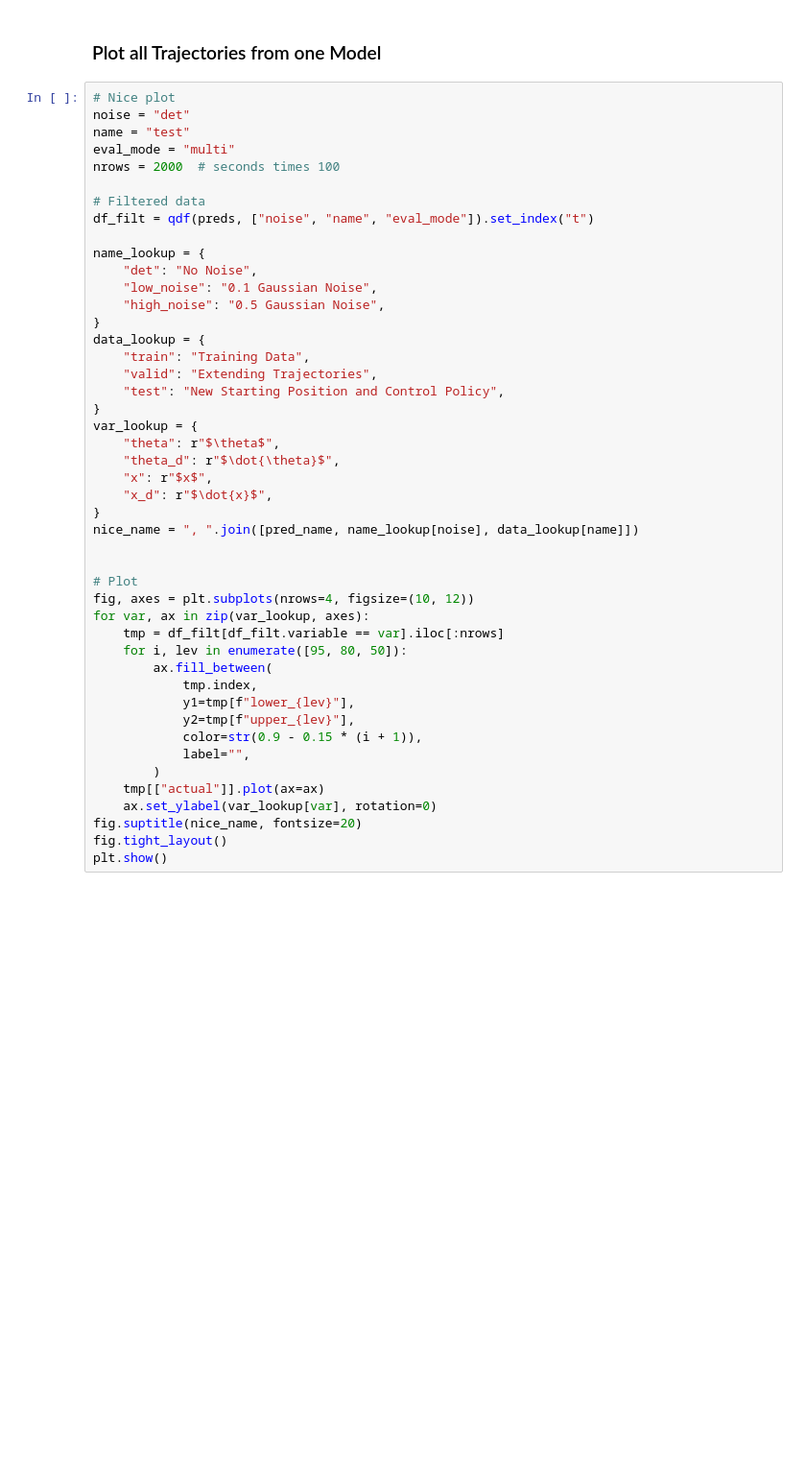
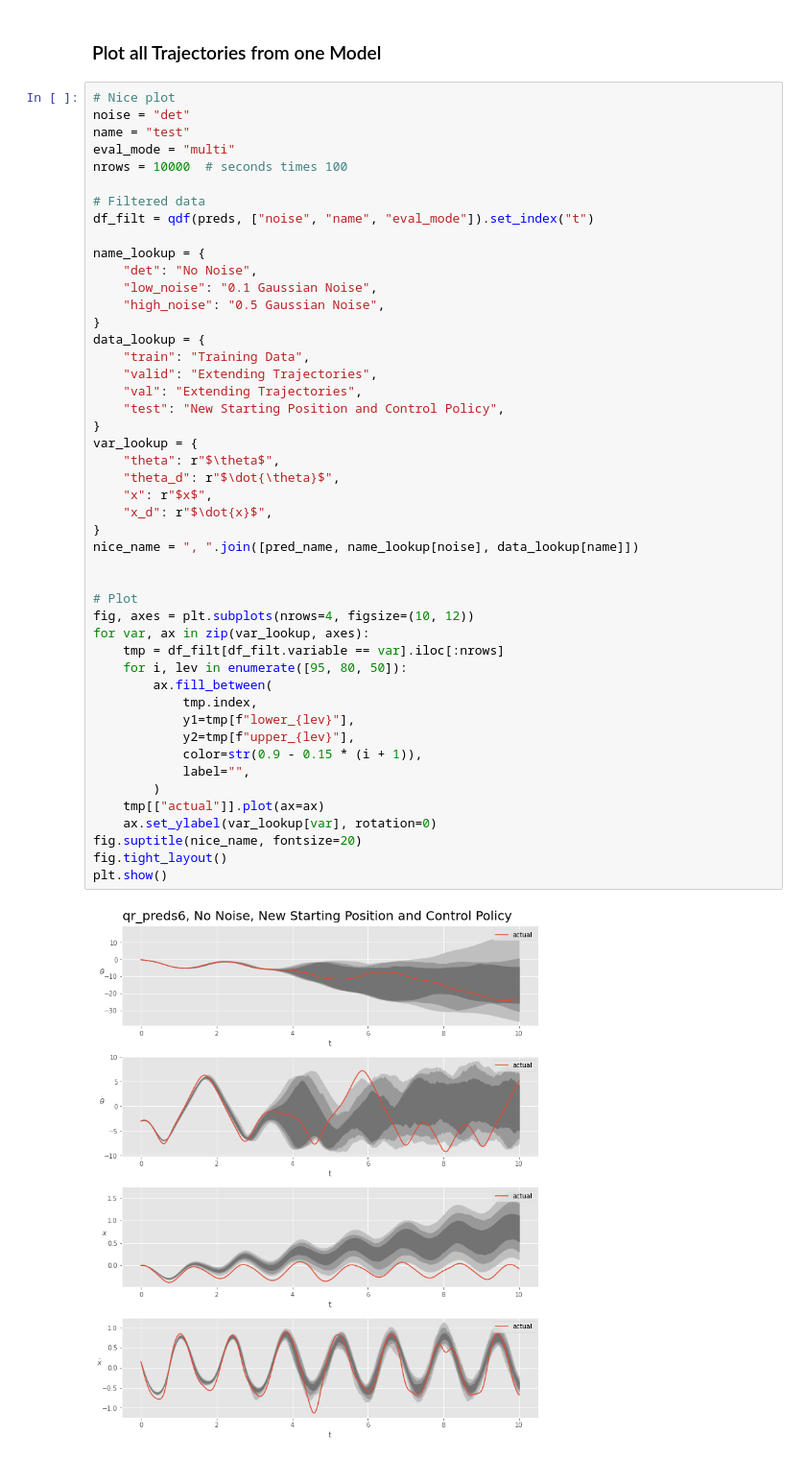
Before and after one commit to coordinated-systems-lab/UncQuanNASA, a Jupyter notebook: Results/evaluation/prediction_comparison.ipynb, the cells around one changed output. Shown at 96% size. Saved outputs shown, nothing was run; the diff lists cells and outputs as text; blank space fills up the shorter version.

```diff
--- a/Results/evaluation/prediction_comparison.ipynb
+++ b/Results/evaluation/prediction_comparison.ipynb
@@ -155,7 +162,7 @@ plt.show()
 noise = "det"
 name = "test"
 eval_mode = "multi"
-nrows = 2000  # seconds times 100
+nrows = 10000  # seconds times 100
 
 # Filtered data
 df_filt = qdf(preds, ["noise", "name", "eval_mode"]).set_index("t")
@@ -168,31 +175,34 @@ name_lookup = {
 data_lookup = {
     "train": "Training Data",
     "valid": "Extending Trajectories",
+    "val": "Extending Trajectories",
     "test": "New Starting Position and Control Policy",
 }
 var_lookup = {
     "theta": r"$\theta$",
     "theta_d": r"$\dot{\theta}$",
     "x": r"$x$",
     "x_d": r"$\dot{x}$",
 }
 nice_name = ", ".join([pred_name, name_lookup[noise], data_lookup[name]])
 
 
 # Plot
 fig, axes = plt.subplots(nrows=4, figsize=(10, 12))
 for var, ax in zip(var_lookup, axes):
     tmp = df_filt[df_filt.variable == var].iloc[:nrows]
     for i, lev in enumerate([95, 80, 50]):
         ax.fill_between(
             tmp.index,
             y1=tmp[f"lower_{lev}"],
             y2=tmp[f"upper_{lev}"],
             color=str(0.9 - 0.15 * (i + 1)),
             label="",
         )
     tmp[["actual"]].plot(ax=ax)
     ax.set_ylabel(var_lookup[var], rotation=0)
 fig.suptitle(nice_name, fontsize=20)
 fig.tight_layout()
 plt.show()
+# %% [output]
+[figure, added]
```
Also changed, not shown: parts of 11 cells of this notebook.
